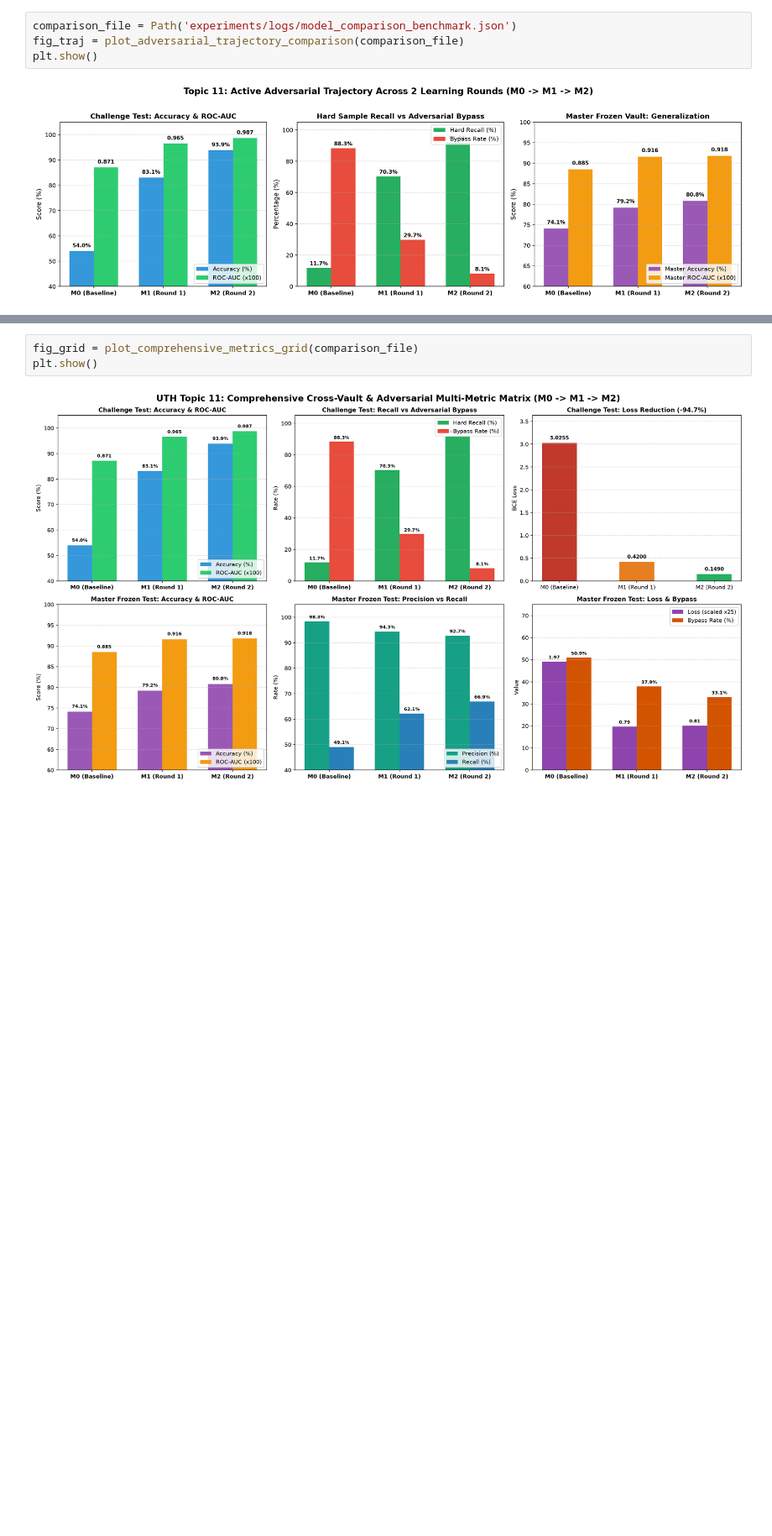
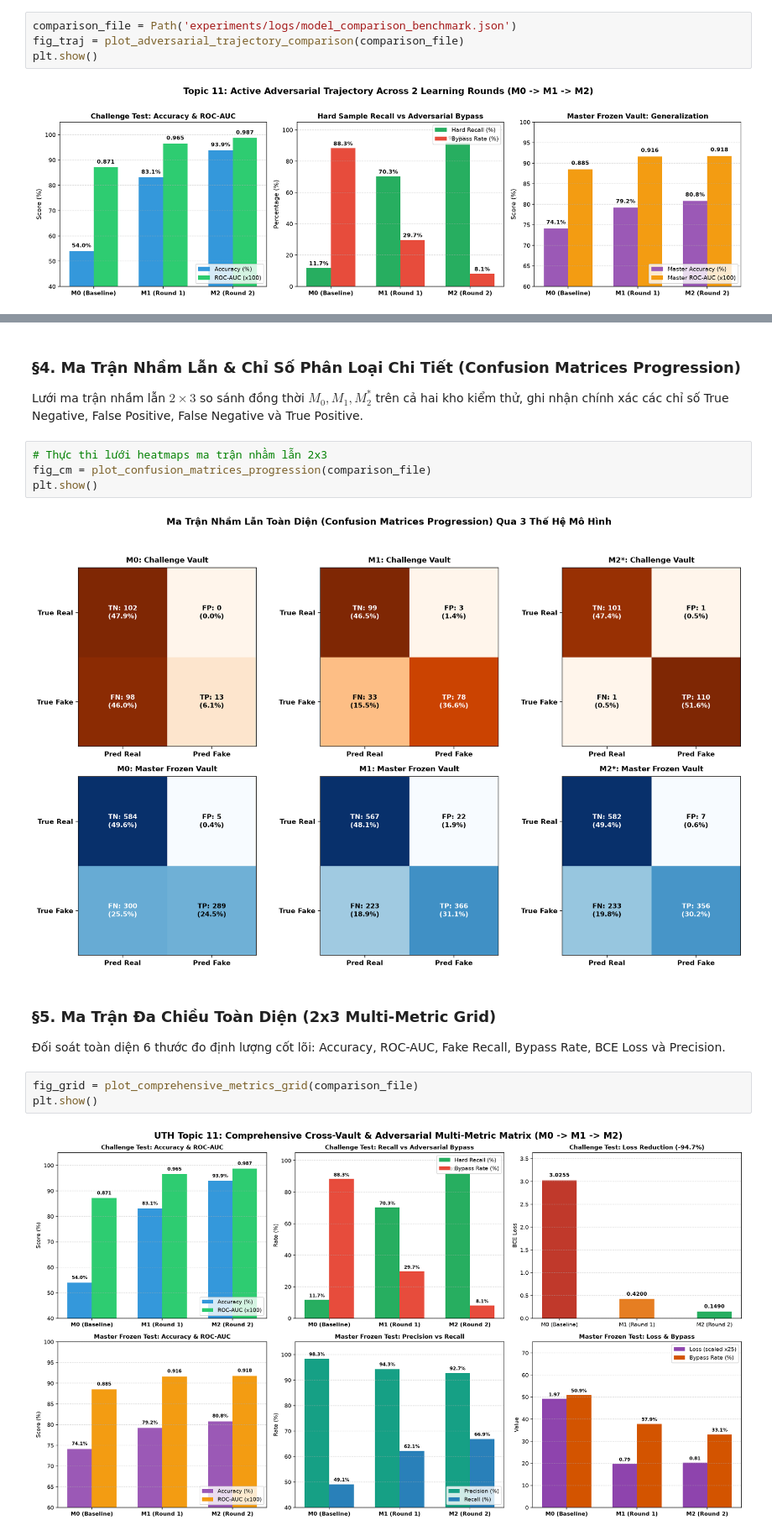
Before and after one commit to bush-le/uth-cv-coursework, a Jupyter notebook: notebooks/coursework/04_active_learning_production_visualizer.ipynb, the cells around one changed output, grey strips where cells are left out. Shown at 84% size. Drawn from its saved outputs; the diff is of its cells as text; blank space fills up the shorter version.

```diff
--- a/notebooks/coursework/04_active_learning_production_visualizer.ipynb
+++ b/notebooks/coursework/04_active_learning_production_visualizer.ipynb
@@ -78,3 +170,17 @@ Bao quát đồng thời 6 thước đo quan trọng nhất trên cả 2 kho ki
+# %% [markdown]
+### §4. Ma Trận Nhầm Lẫn & Chỉ Số Phân Loại Chi Tiết (Confusion Matrices Progression)
+
+Lưới ma trận nhầm lẫn $2 \times 3$ so sánh đồng thời $M_0, M_1, M_2^*$ trên cả hai kho kiểm thử, ghi nhận chính xác các chỉ số True Negative, False Positive, False Negative và True Positive.
+# %%
+# Thực thi lưới heatmaps ma trận nhầm lẫn 2x3
+fig_cm = plot_confusion_matrices_progression(comparison_file)
+plt.show()
+# %% [output]
+[figure, added]
+# %% [markdown]
+### §5. Ma Trận Đa Chiều Toàn Diện (2x3 Multi-Metric Grid)
+
+Đối soát toàn diện 6 thước đo định lượng cốt lõi: Accuracy, ROC-AUC, Fake Recall, Bypass Rate, BCE Loss và Precision.
 # %%
 fig_grid = plot_comprehensive_metrics_grid(comparison_file)
 plt.show()
```
Also changed, not shown: parts of 25 cells of this notebook, 2 other files.
